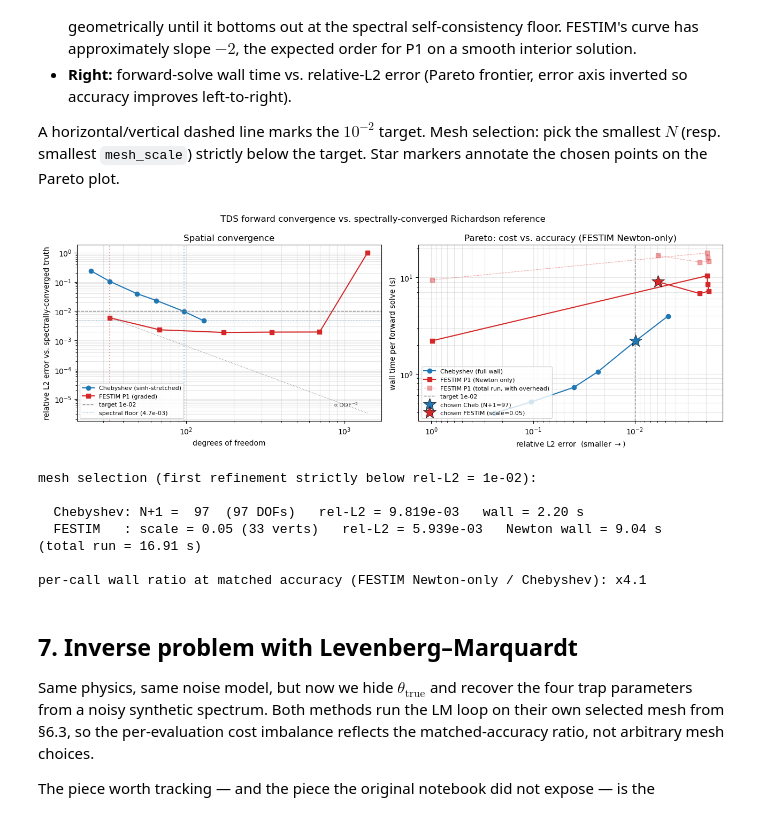
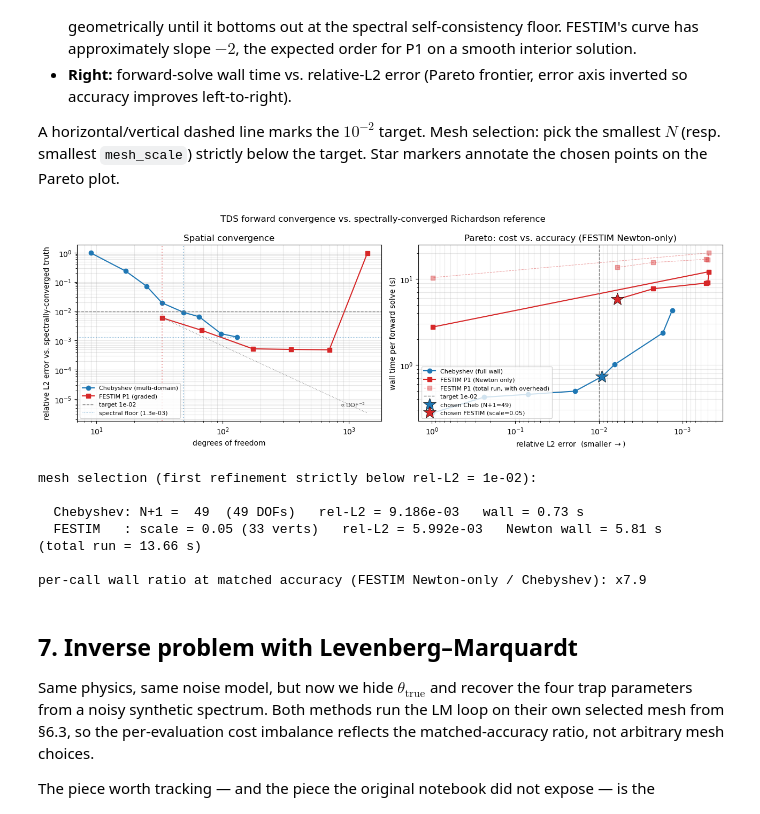
Before and after one commit to WeaverC20/18336Project, a Jupyter notebook: python/tds_inverse.ipynb, the cells around one changed output. Saved outputs shown, nothing was run; the diff lists cells and outputs as text; code cells hidden in the pictures.

```diff
--- a/python/tds_inverse.ipynb
+++ b/python/tds_inverse.ipynb
@@ -89,13 +95,26 @@ N1_TRUE, N2_TRUE = 1.3e-3, 4e-4   # site fractions (dimensionless)
 E1_TRUE, E2_TRUE = 0.87, 1.0      # detrapping activation energies (eV)
 THETA_TRUE = np.array([N1_TRUE, N2_TRUE, E1_TRUE, E2_TRUE])
 
-# Sinh-stretch alpha for the Chebyshev mesh: bigger -> nodes pile up more
-# aggressively near x=0 where the Gaussian source lives. alpha=6 keeps a
-# meaningful cluster near the source while leaving enough bulk nodes for
-# the trapped-H profile that develops during the TDS ramp -- more extreme
-# values (e.g. alpha=8 or 9) over-cluster and the sweep stops converging
-# in the tested N range.
-LEFT_STRETCH = 6.0
+# Multi-domain Chebyshev mesh: same three breakpoints as the FESTIM
+# graded mesh (the 200/300/200 vertex blocks). The global polynomial
+# budget N is split across blocks in MD_RATIOS = 2:3:2 proportion -- the
+# same ratio FESTIM uses to allocate vertices -- so total mesh DOFs is
+# N+1, matching the single-domain convention used in the Cheb sweep.
+# No per-block stretching; the asymmetric clustering near x=0 comes
+# entirely from the block boundaries.
+MD_BREAKS = [0.0, 30e-9, 3e-6, L]
+MD_RATIOS = (2, 3, 2)
+
+
+def md_block_degrees(N):
+    '''Split a global polynomial budget N into 3 per-block degrees in
+    MD_RATIOS proportion such that N1 + N2 + N3 = N (total DOFs = N+1).'''
+    r1, r2, r3 = MD_RATIOS
+    s = r1 + r2 + r3
+    N1 = max(int(round(r1 * N / s)), 2)
+    N2 = max(int(round(r2 * N / s)), 2)
+    N3 = max(N - N1 - N2, 2)
+    return N1, N2, N3
 
 # trapping prefactor: 4.1e-7 / (1.1e-10^2 * 6 * w_atom_density_in_mol_per_m3).
 # this is the standard McNabb-Foster expression for nu_m as used by FESTIM.
@@ -384,7 +414,8 @@ def run_chebyshev_tds(n1, n2, E1, E2, N=64, _timings=None):
     backward-Euler loop in my.run()).
     '''
     my = CF.HydrogenTransportProblem()
-    my.mesh = CF.ChebyshevMesh1D(N=N, x_max=L, left_stretch=LEFT_STRETCH)
+    N1, N2, N3 = md_block_degrees(N)
+    my.mesh = CF.MultiDomainChebyshevMesh1D(breaks=MD_BREAKS, Ns=[N1, N2, N3])
 
     tungsten = CF.Material(D_0=4.1e-7, E_D=0.39)
     vol = CF.VolumeSubdomain1D(id=1, borders=(0, L), material=tungsten)
@@ -580,7 +611,7 @@ at the spectral self-consistency floor (the $10^{-3}$ figure printed
 above); below that we are bumping into the limit of the truth, not the
 limit of the method.
 # %%
-Ns_cheb = (24, 32, 48, 64, 96, 128)
+Ns_cheb = (8, 16, 24, 32, 48, 64, 96, 128)
 
 print(f"target: relative-L2 error vs N+1=193 reference < {target_err:.0e}\n")
 results_cheb = []
@@ -714,7 +747,7 @@ f_totals = np.array([r["wall_total"] for r in results_fes])  # for context
 fig, ax = plt.subplots(1, 2, figsize=(13, 4.6))
 
 # left panel: convergence
-ax[0].loglog(c_dofs, c_errs, "o-", color="C0", lw=1.5, label="Chebyshev (sinh-stretched)")
+ax[0].loglog(c_dofs, c_errs, "o-", color="C0", lw=1.5, label="Chebyshev (multi-domain)")
 ax[0].loglog(f_dofs, f_errs, "s-", color="C3", lw=1.5, label="FESTIM P1 (graded)")
 ax[0].axhline(target_err, color="grey", ls="--", lw=1,
               label=f"target {target_err:.0e}")
@@ -750,40 +783,40 @@ ax[1].axvline(target_err, color="grey", ls="--", lw=1,
 ax[1].plot(pick_c["err_l2"], pick_c["wall"], "*", color="C0",
            ms=18, mec="k", mew=0.5, zorder=5,
            label=f"chosen Cheb (N+1={N_OPT+1})")
 ax[1].plot(pick_f["err_l2"], pick_f["wall"], "*", color="C3",
            ms=18, mec="k", mew=0.5, zorder=5,
            label=f"chosen FESTIM (scale={MESH_SCALE_OPT})")
 ax[1].invert_xaxis()
 ax[1].set_xlabel(r"relative L2 error  (smaller $\rightarrow$)")
 ax[1].set_ylabel("wall time per forward solve (s)")
 ax[1].set_title("Pareto: cost vs. accuracy (FESTIM Newton-only)")
 ax[1].grid(alpha=0.3, which="both")
 ax[1].legend(fontsize=8, loc="lower left")
 
 fig.suptitle("TDS forward convergence vs. spectrally-converged Richardson reference")
 fig.tight_layout()
 fig.savefig(os.path.join(FIG_DIR, "tds_convergence.pdf"), bbox_inches="tight")
 plt.show()
 
 # selection summary
 print(f"\nmesh selection (first refinement strictly below rel-L2 = {target_err:.0e}):\n")
 print(f"  Chebyshev: N+1 = {N_OPT+1:>3}  ({pick_c['dofs']} DOFs)   "
       f"rel-L2 = {pick_c['err_l2']:.3e}   wall = {pick_c['wall']:.2f} s")
 print(f"  FESTIM   : scale = {MESH_SCALE_OPT:<5}({pick_f['dofs']} verts)   "
       f"rel-L2 = {pick_f['err_l2']:.3e}   "
       f"Newton wall = {pick_f['wall']:.2f} s   "
       f"(total run = {pick_f['wall_total']:.2f} s)")
 print(f"\nper-call wall ratio at matched accuracy "
       f"(FESTIM Newton-only / Chebyshev): "
       f"x{pick_f['wall'] / pick_c['wall']:.1f}")
 # %% [output]
-[figure, old version]
+[figure, new version]
 mesh selection (first refinement strictly below rel-L2 = 1e-02):
 
-  Chebyshev: N+1 =  97  (97 DOFs)   rel-L2 = 9.819e-03   wall = 2.20 s
-  FESTIM   : scale = 0.05 (33 verts)   rel-L2 = 5.939e-03   Newton wall = 9.04 s   (total run = 16.91 s)
+  Chebyshev: N+1 =  49  (49 DOFs)   rel-L2 = 9.186e-03   wall = 0.73 s
+  FESTIM   : scale = 0.05 (33 verts)   rel-L2 = 5.992e-03   Newton wall = 5.81 s   (total run = 13.66 s)
 
-per-call wall ratio at matched accuracy (FESTIM Newton-only / Chebyshev): x4.1
+per-call wall ratio at matched accuracy (FESTIM Newton-only / Chebyshev): x7.9
 # %% [markdown]
 ## 7. Inverse problem with Levenberg–Marquardt
 
```
Also changed, not shown: parts of 12 cells of this notebook, 12 other files.
